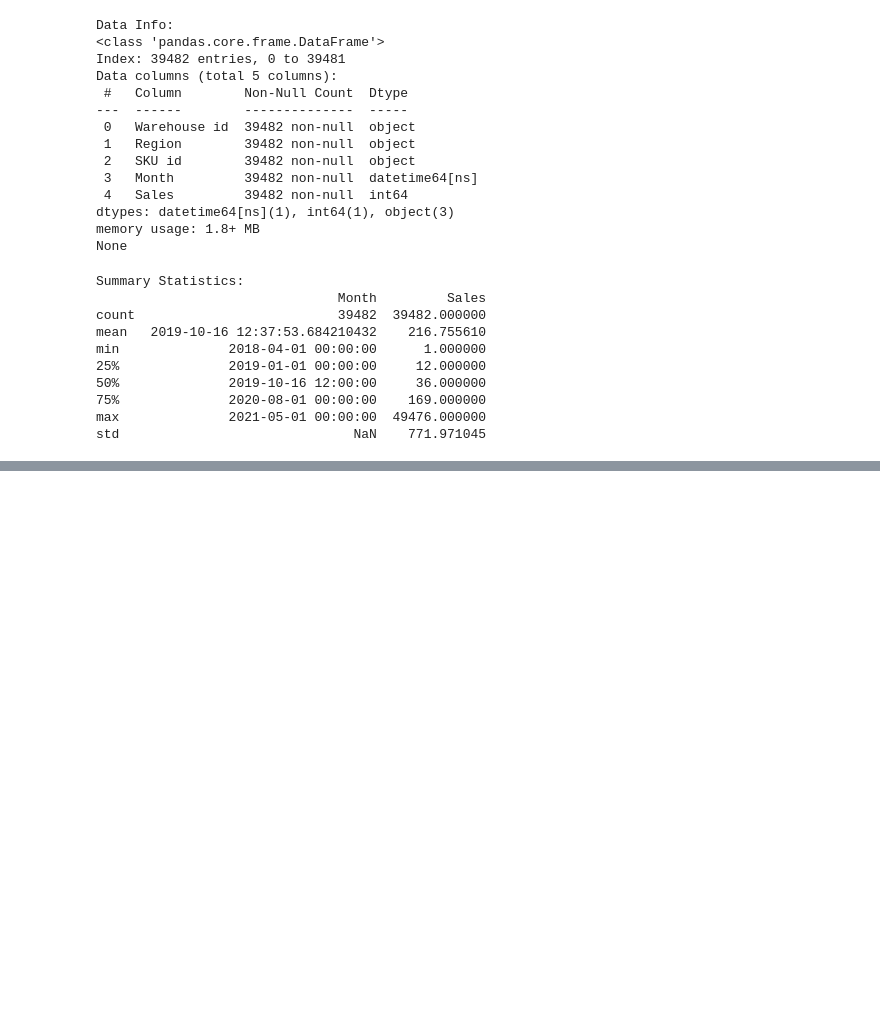
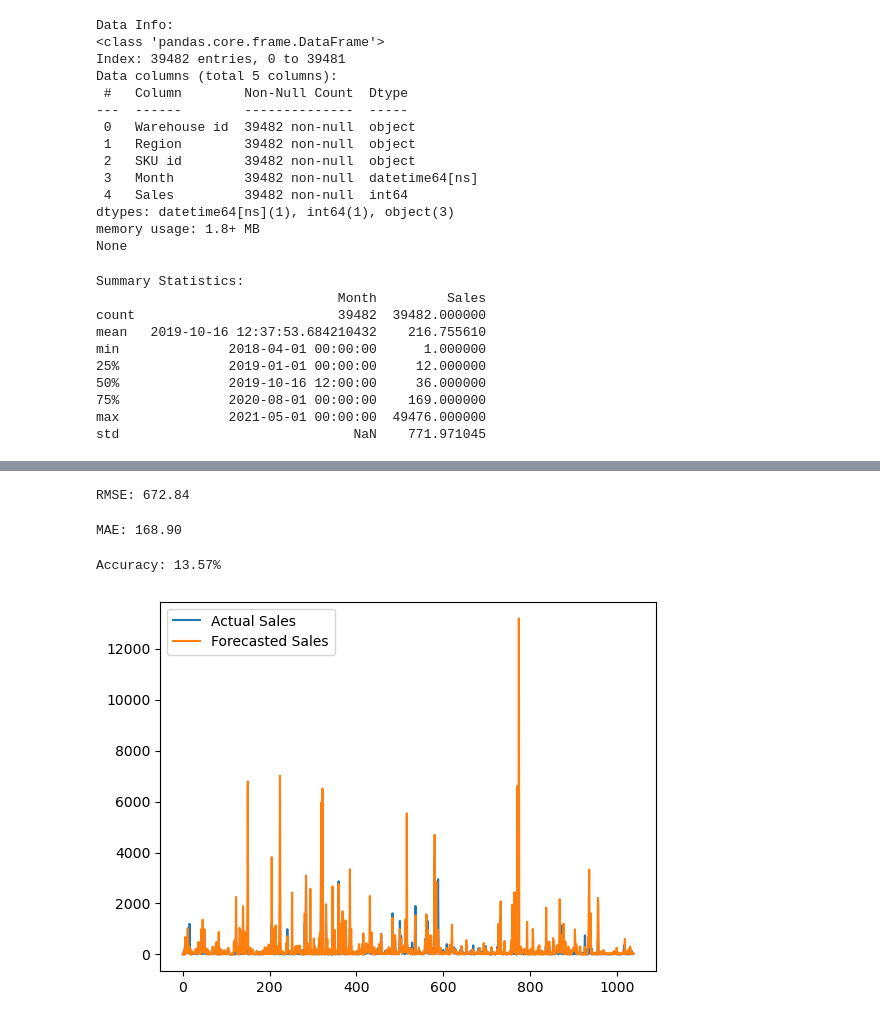
Before and after one commit to Bhagyashree-77/Forecasting_SARIMA, a Jupyter notebook: forecasting_SARIMA.ipynb, the cells around one changed output, grey strips where cells are left out. Cells and saved outputs as stored; diff of their text form; code cells hidden in the pictures; blank space fills up the shorter version.

```diff
--- a/forecasting_SARIMA.ipynb
+++ b/forecasting_SARIMA.ipynb
@@ -117,5 +148,4 @@ def is_stationary(series, alpha=0.05):
 # %%
-# Forecasting function
 def forecast_sarima(data, sku, warehouse):
     """
     Forecast sales for a specific SKU and warehouse using SARIMA model with fallback logic.
@@ -142,6 +172,9 @@ def forecast_sarima(data, sku, warehouse):
             enforce_invertibility=False,
         )
         model_fit = model.fit(disp=False)
+        model_path = f"sarima_model_sku_{sku}_warehouse_{warehouse}.pkl"
+        with open(model_path, 'wb') as f:
+            pickle.dump(model_fit, f)
         forecast = model_fit.get_forecast(steps=1).predicted_mean.values[0]
         if "Sales_diff" in sku_data:
             forecast += sku_data["Sales"].iloc[-1]
@@ -152,9 +189,15 @@ def forecast_sarima(data, sku, warehouse):
 # %%
 # Generate forecasts for all SKU-Warehouse combinations
 forecast_results = []
+actual_results = []
 for _, row in submission_format.iterrows():
     sku = row["SKU id"]
     warehouse = row["Warehouse id"]
     prediction = forecast_sarima(data_long, sku, warehouse)
+
+    # Actual sales for the corresponding SKU and Warehouse
+    actual_sales = data_long[(data_long["SKU id"] == sku) & (data_long["Warehouse id"] == warehouse)]["Sales"].iloc[-1]
+
     forecast_results.append(prediction)
+    actual_results.append(actual_sales)
 # %%
@@ -175,0 +233,31 @@ Index(['Warehouse id', 'Region', 'SKU id', 2021-06-01 00:00:00, '2021-06-01'], d
+# %%
+from sklearn.metrics import mean_absolute_error, mean_squared_error
+import numpy as np
+
+rmse = np.sqrt(mean_squared_error(actual_results, forecast_results))
+print(f"RMSE: {rmse:.2f}")
+# %% [output]
+RMSE: 672.84
+# %%
+mae = mean_absolute_error(actual_results, forecast_results)
+print(f"MAE: {mae:.2f}")
+# %% [output]
+MAE: 168.90
+# %%
+actual_results = np.array(actual_results)
+forecast_results = np.array(forecast_results)
+tolerance = 0.1 # Example: within 10% of the actual value
+accuracy_within_tolerance = np.abs(actual_results - forecast_results) / actual_results <= tolerance
+
+# Calculate the percentage of accurate forecasts
+accuracy = np.mean(accuracy_within_tolerance) * 100
+print(f"Accuracy: {accuracy:.2f}%")
+# %% [output]
+Accuracy: 13.57%
+# %%
+plt.plot(actual_results, label='Actual Sales')
+plt.plot(forecast_results, label='Forecasted Sales')
+plt.legend()
+plt.show()
+# %% [output]
+[figure, added]
```
Also changed, not shown: parts of 17 cells of this notebook, 4 other files.
